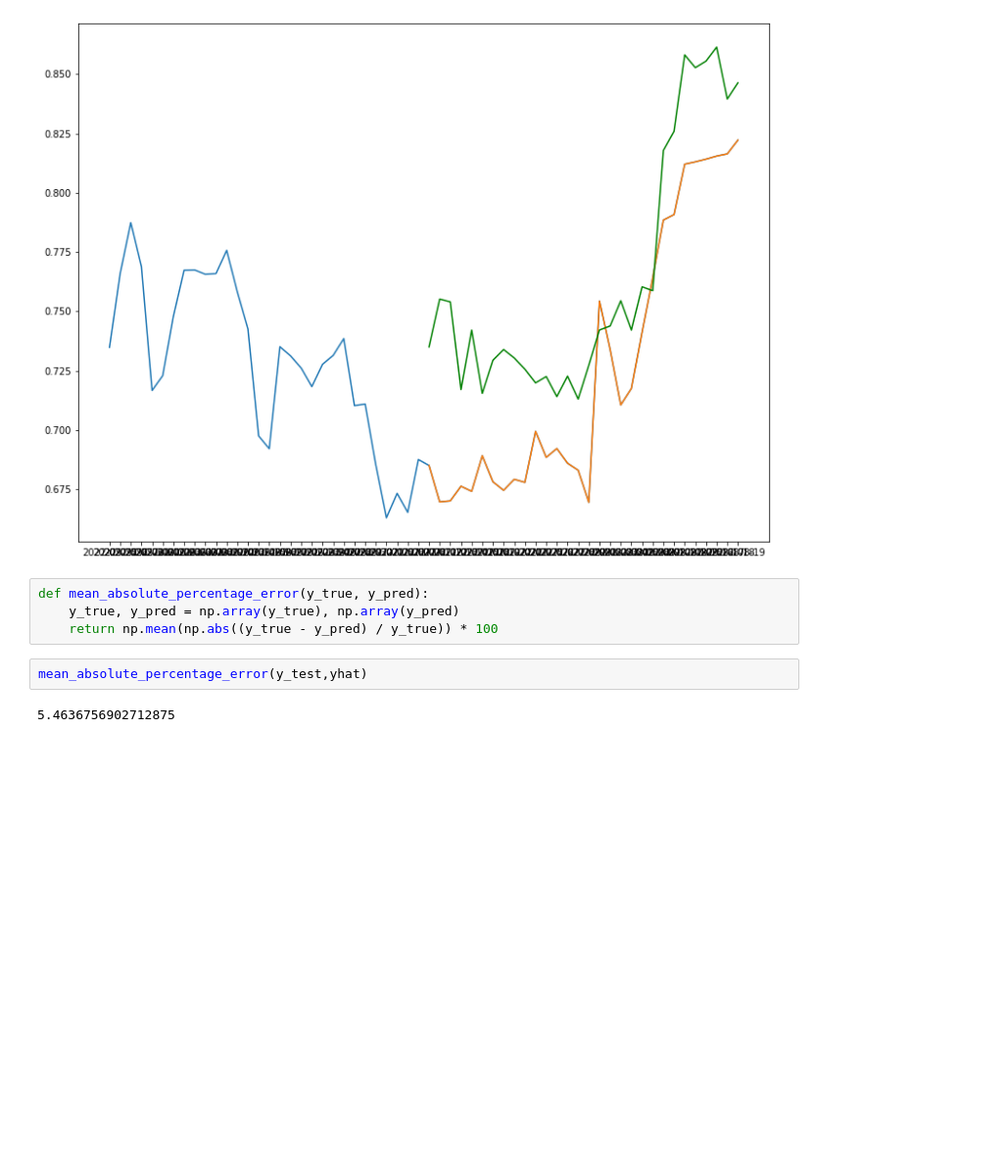
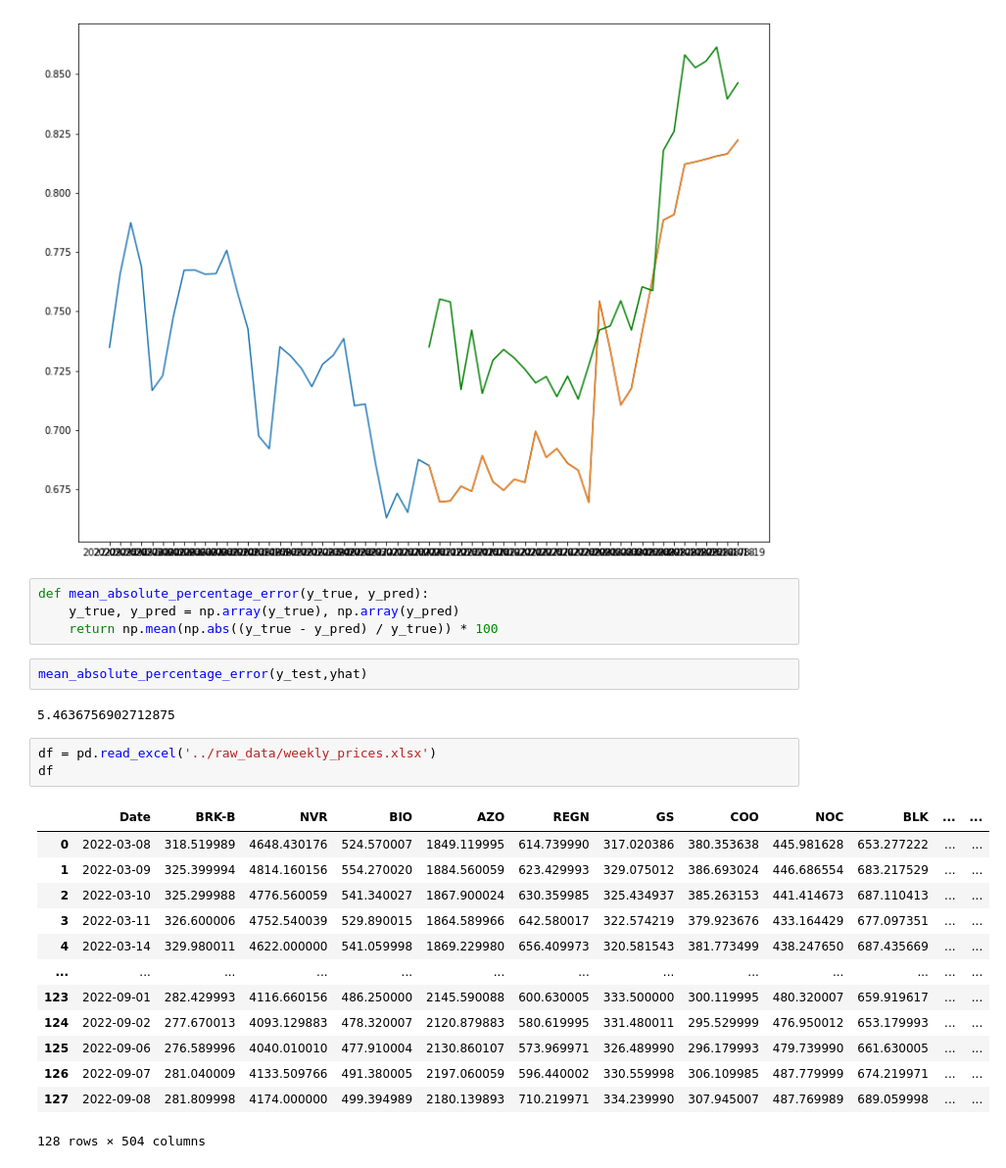
Before and after one commit to greengamma/long-short-trade-ideas-generator, a Jupyter notebook: notebooks/CNN_model.ipynb, the cells around one changed output. Shown: that part at 98% size. Saved outputs shown, nothing was run; the diff lists cells and outputs as text; blank space fills up the shorter version.

```diff
--- a/notebooks/CNN_model.ipynb
+++ b/notebooks/CNN_model.ipynb
@@ -123,3 +123,20 @@ def mean_absolute_percentage_error(y_true, y_pred):
 mean_absolute_percentage_error(y_test,yhat)
 # %% [output]
 5.4636756902712875
+# %%
+df = pd.read_excel('../raw_data/weekly_prices.xlsx')
+df
+# %% [output]
+|  | Date | BRK-B | NVR | BIO | AZO | REGN | GS | COO | NOC | BLK | ... | ... |
+| 0 | 2022-03-08 | 318.519989 | 4648.430176 | 524.570007 | 1849.119995 | 614.739990 | 317.020386 | 380.353638 | 445.981628 | 653.277222 | ... | ... |
+| 1 | 2022-03-09 | 325.399994 | 4814.160156 | 554.270020 | 1884.560059 | 623.429993 | 329.075012 | 386.693024 | 446.686554 | 683.217529 | ... | ... |
+| 2 | 2022-03-10 | 325.299988 | 4776.560059 | 541.340027 | 1867.900024 | 630.359985 | 325.434937 | 385.263153 | 441.414673 | 687.110413 | ... | ... |
+| 3 | 2022-03-11 | 326.600006 | 4752.540039 | 529.890015 | 1864.589966 | 642.580017 | 322.574219 | 379.923676 | 433.164429 | 677.097351 | ... | ... |
+| 4 | 2022-03-14 | 329.980011 | 4622.000000 | 541.059998 | 1869.229980 | 656.409973 | 320.581543 | 381.773499 | 438.247650 | 687.435669 | ... | ... |
+| ... | ... | ... | ... | ... | ... | ... | ... | ... | ... | ... | ... | ... |
+| 123 | 2022-09-01 | 282.429993 | 4116.660156 | 486.250000 | 2145.590088 | 600.630005 | 333.500000 | 300.119995 | 480.320007 | 659.919617 | ... | ... |
+| 124 | 2022-09-02 | 277.670013 | 4093.129883 | 478.320007 | 2120.879883 | 580.619995 | 331.480011 | 295.529999 | 476.950012 | 653.179993 | ... | ... |
+| 125 | 2022-09-06 | 276.589996 | 4040.010010 | 477.910004 | 2130.860107 | 573.969971 | 326.489990 | 296.179993 | 479.739990 | 661.630005 | ... | ... |
+| 126 | 2022-09-07 | 281.040009 | 4133.509766 | 491.380005 | 2197.060059 | 596.440002 | 330.559998 | 306.109985 | 487.779999 | 674.219971 | ... | ... |
+| 127 | 2022-09-08 | 281.809998 | 4174.000000 | 499.394989 | 2180.139893 | 710.219971 | 334.239990 | 307.945007 | 487.769989 | 689.059998 | ... | ... |
+128 rows × 504 columns
```
Also changed, not shown: parts of 13 cells of this notebook, 5 other files.
